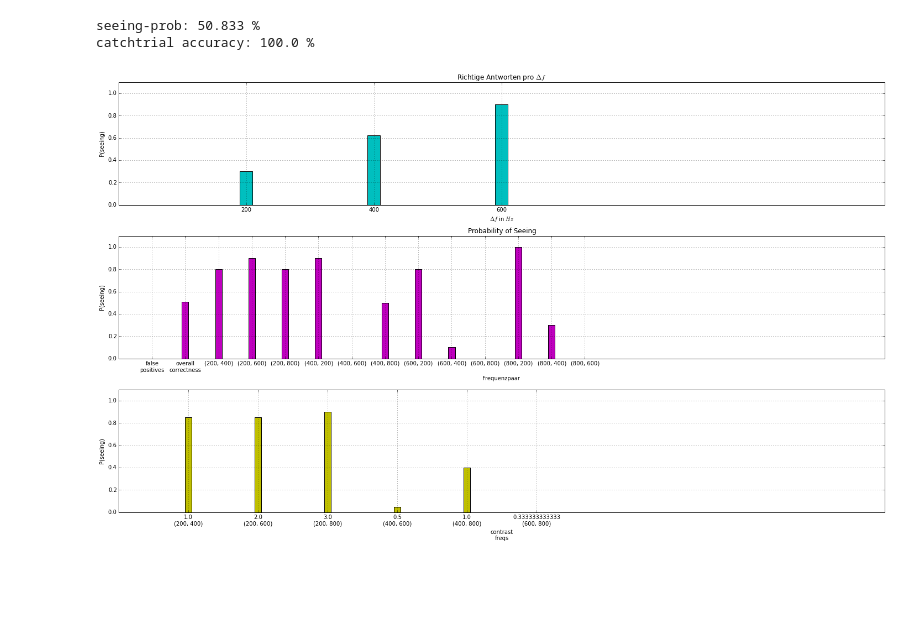
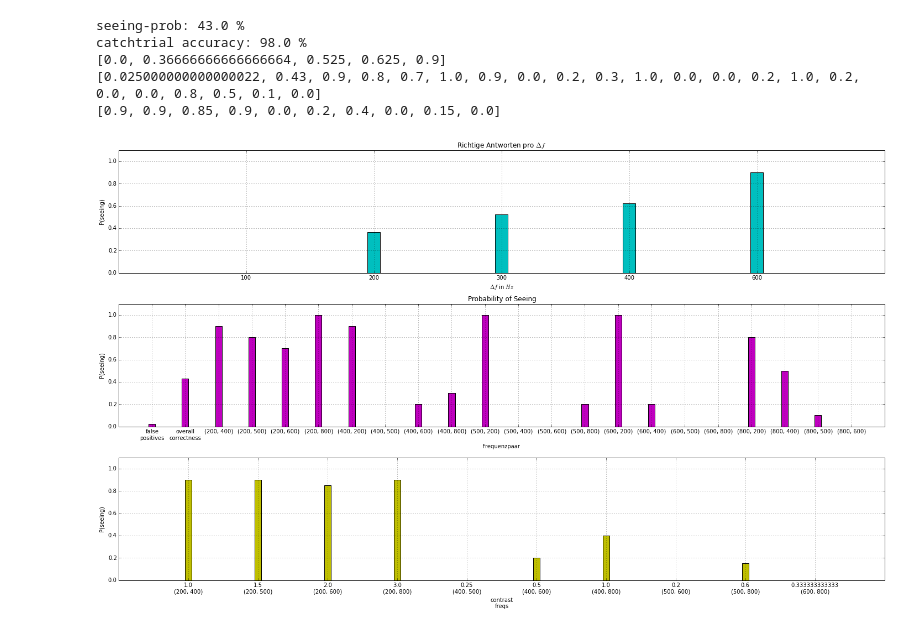
Before and after one commit to wachtlerlab/RWeiss, a Jupyter notebook: Auswertung_subplots.ipynb, the cells around one changed output. Saved outputs shown, nothing was run; the diff lists cells and outputs as text; code cells hidden in the pictures; blank space fills up the shorter version.

```diff
--- a/Auswertung_subplots.ipynb
+++ b/Auswertung_subplots.ipynb
@@ -5,7 +5,7 @@ from operator import add
 
 #Dateiliste erstellen
 files = []
-for filename in glob.glob('/home/weiss/data/M*.csv'):
+for filename in glob.glob('/home/weiss/data/R*.csv'):
     files.append(filename)
 
 #read files
@@ -82,33 +82,40 @@ p[1].set_ylim(0, 1.1)
 p[1].set_xlim(-1, 22)
 p[1].grid()
 p[1].set_title('Probability of Seeing')
 p[1].set_xlabel('Frequenzpaar')
 p[1].set_ylabel('P(seeing)')
 
 
 contrastsum = []
 for key in sorted(d_freqs):
     if key[0]<key[1]:
         contrastsum.append(map(add, d_freqs[key], d_freqs[tuple(reversed(key))]))
 
 contrasts = [float(fr[1])/fr[0]-1 for fr in sorted(d_freqs) if fr[0]<fr[1]]
 contrastticks = []
 i = 0
 for key in sorted(d_freqs):
     if key[0]<key[1]:
         contrasts[i] = str(contrasts[i])+'\n'+str((key[0],key[1]))
         i += 1
 p[2].bar(range(len(contrasts)), [(float(item[1])/item[0]) for item in contrastsum], align='center', width=.1, color='y')
 p[2].set_xticks(range(len(contrasts)))
 p[2].set_xticklabels(contrasts)
 p[2].grid()
 p[2].set_ylim(0, 1.1)
 p[2].set_xlim(-1, 10)
 p[2].set_xlabel('contrast\nfreqs')
 p[2].set_ylabel('P(seeing)')
 
 f.tight_layout()
+
+print [float(d_delta[key][1])/d_delta[key][0] for key in sorted(d_delta)]
+print [float(d_all[key][1])/d_all[key][0] for key in sorted(d_all)]
+print [(float(item[1])/item[0]) for item in contrastsum]
 # %% [output]
-seeing-prob: 50.833 %
-catchtrial accuracy: 100.0 %
+seeing-prob: 43.0 %
+catchtrial accuracy: 98.0 %
+[0.0, 0.36666666666666664, 0.525, 0.625, 0.9]
+[0.025000000000000022, 0.43, 0.9, 0.8, 0.7, 1.0, 0.9, 0.0, 0.2, 0.3, 1.0, 0.0, 0.0, 0.2, 1.0, 0.2, 0.0, 0.0, 0.8, 0.5, 0.1, 0.0]
+[0.9, 0.9, 0.85, 0.9, 0.0, 0.2, 0.4, 0.0, 0.15, 0.0]
-[figure, old version]
+[figure, new version]
```
Also changed, not shown: 8 other files.
